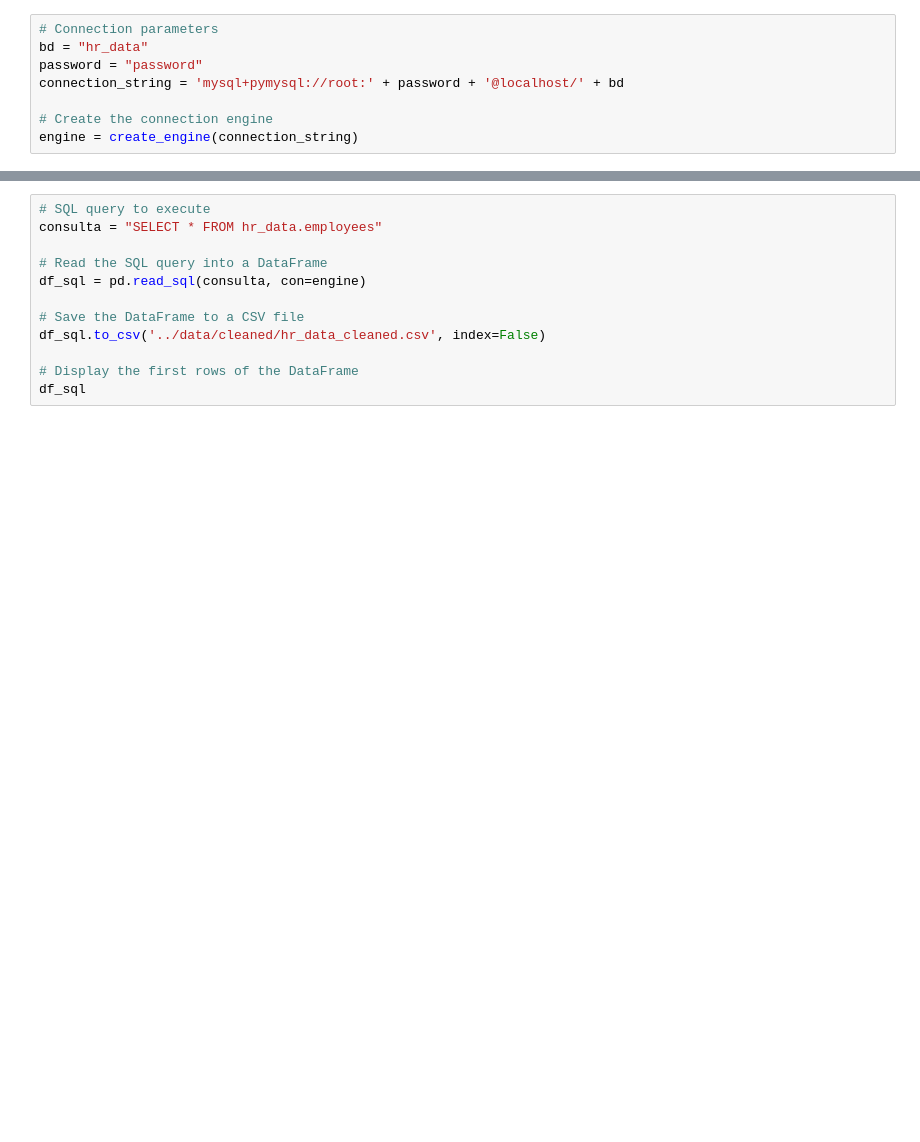
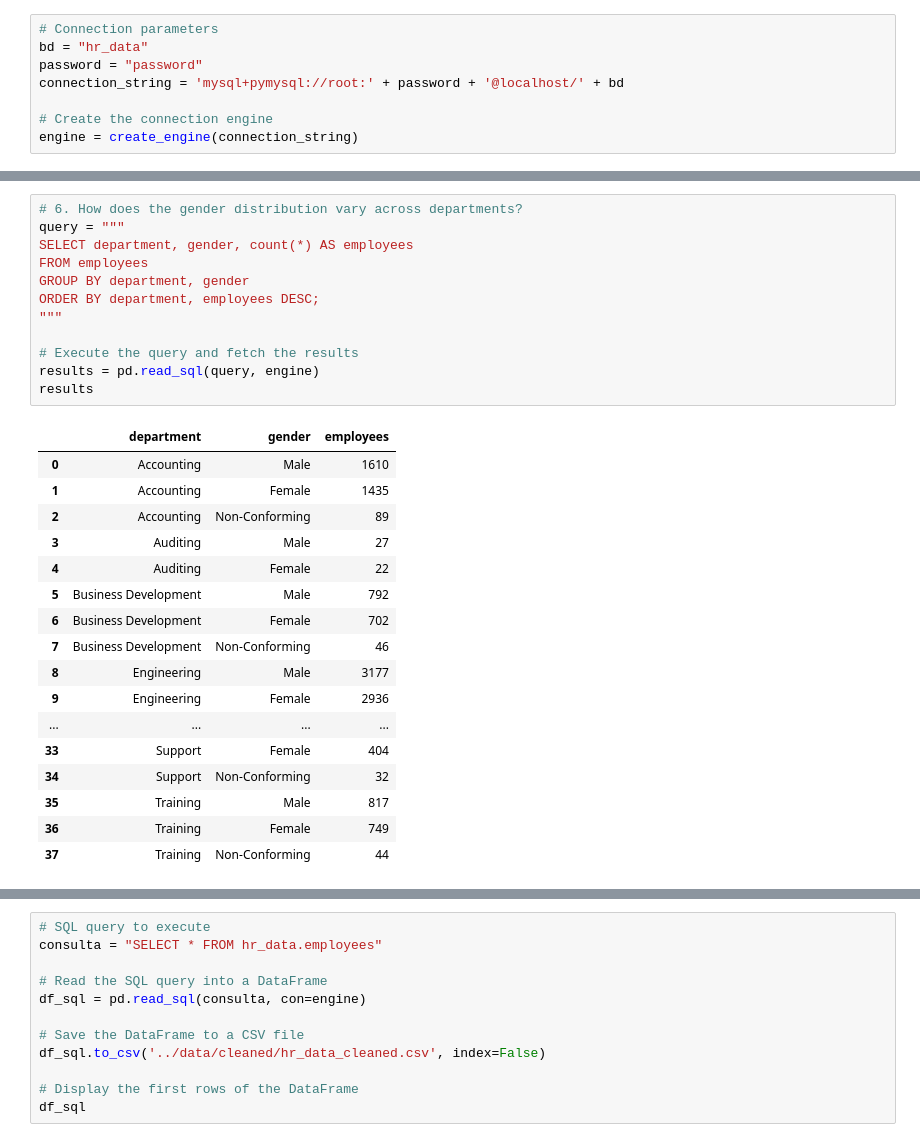
Before and after one commit to JoseMi-Sanchez/people-analytics-case-study, a Jupyter notebook: notebooks/main_analysis.ipynb, the cells around one changed output, grey strips where cells are left out. Cells and saved outputs as stored; diff of their text form; blank space fills up the shorter version.

```diff
--- a/notebooks/main_analysis.ipynb
+++ b/notebooks/main_analysis.ipynb
@@ -20,0 +153,30 @@ engine = create_engine(connection_string)
+# %%
+# 6. How does the gender distribution vary across departments?
+query = """
+SELECT department, gender, count(*) AS employees
+FROM employees
+GROUP BY department, gender
+ORDER BY department, employees DESC;
+"""
+
+# Execute the query and fetch the results
+results = pd.read_sql(query, engine)
+results
+# %% [output]
+|  | department | gender | employees |
+| 0 | Accounting | Male | 1610 |
+| 1 | Accounting | Female | 1435 |
+| 2 | Accounting | Non-Conforming | 89 |
+| 3 | Auditing | Male | 27 |
+| 4 | Auditing | Female | 22 |
+| 5 | Business Development | Male | 792 |
+| 6 | Business Development | Female | 702 |
+| 7 | Business Development | Non-Conforming | 46 |
+| 8 | Engineering | Male | 3177 |
+| 9 | Engineering | Female | 2936 |
+| ... | ... | ... | ... |
+| 33 | Support | Female | 404 |
+| 34 | Support | Non-Conforming | 32 |
+| 35 | Training | Male | 817 |
+| 36 | Training | Female | 749 |
+| 37 | Training | Non-Conforming | 44 |
```
Also changed, not shown: parts of 15 cells of this notebook, 4 other files.
